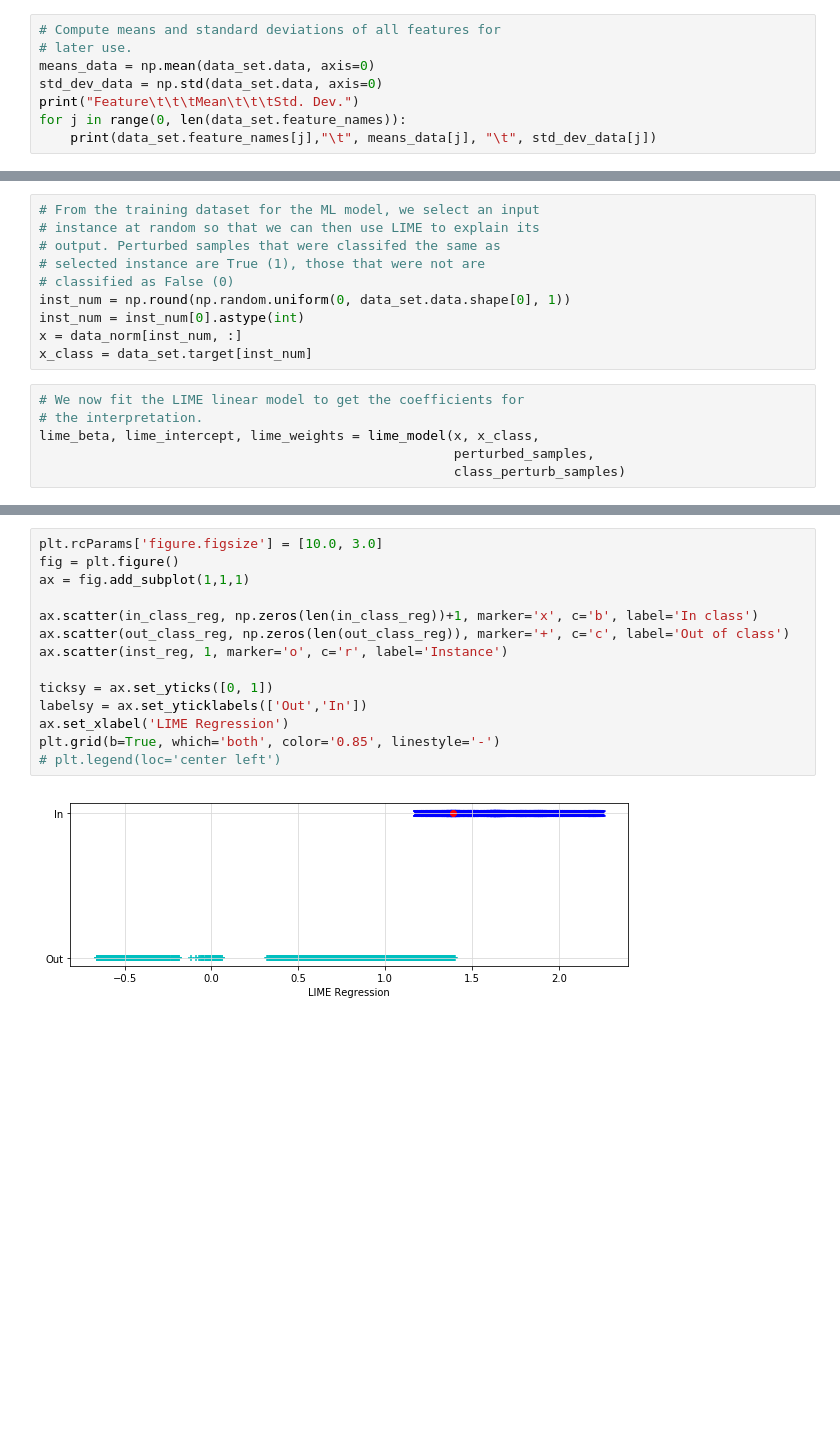
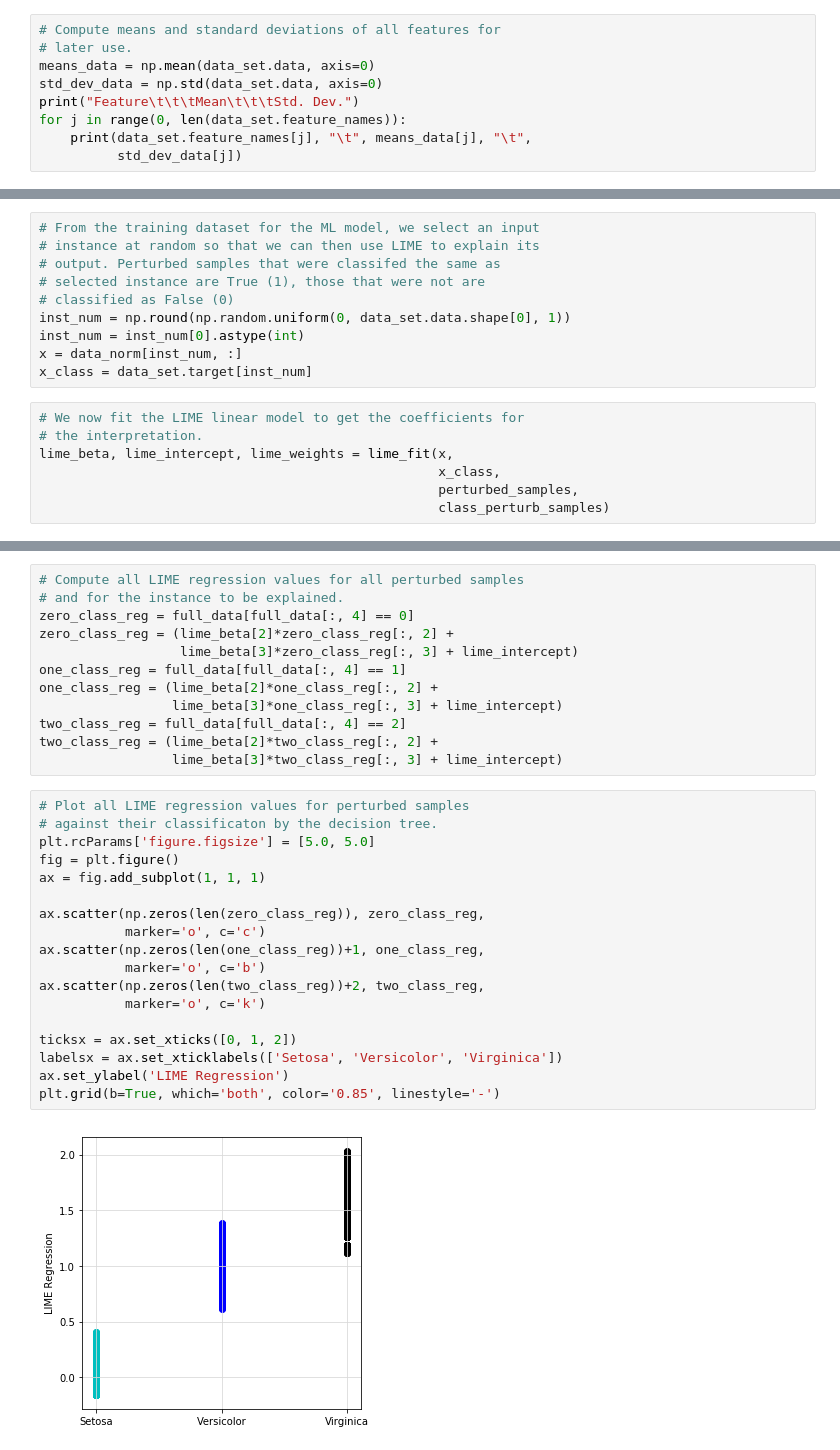
Before and after one commit to PKing70/LIMEaid, a Jupyter notebook: our_LIME_code/LIME_PoC.ipynb, the cells around one changed output, grey strips where cells are left out. Drawn from its saved outputs; the diff is of its cells as text; blank space fills up the shorter version.

```diff
--- a/our_LIME_code/LIME_PoC.ipynb
+++ b/our_LIME_code/LIME_PoC.ipynb
@@ -33,7 +25,8 @@ means_data = np.mean(data_set.data, axis=0)
 std_dev_data = np.std(data_set.data, axis=0)
 print("Feature\t\t\tMean\t\t\tStd. Dev.")
 for j in range(0, len(data_set.feature_names)):
-    print(data_set.feature_names[j],"\t", means_data[j], "\t", std_dev_data[j])
+    print(data_set.feature_names[j], "\t", means_data[j], "\t",
+          std_dev_data[j])
 # %% [output]
 Feature                 Mean                    Std. Dev.
 sepal length (cm)        5.843333333333335       0.8253012917851409
@@ -267,7 +266,8 @@ x_class = data_set.target[inst_num]
 # %%
 # We now fit the LIME linear model to get the coefficients for
 # the interpretation.
-lime_beta, lime_intercept, lime_weights = lime_model(x, x_class,
-                                                     perturbed_samples,
-                                                     class_perturb_samples)
+lime_beta, lime_intercept, lime_weights = lime_fit(x,
+                                                   x_class,
+                                                   perturbed_samples,
+                                                   class_perturb_samples)
 # %%
@@ -327,16 +335,32 @@ inst_reg = lime_beta[2]*data_norm[inst_num, 2] + lime_beta[3]*data_norm[inst_num
+# %%
+# Compute all LIME regression values for all perturbed samples
+# and for the instance to be explained.
+zero_class_reg = full_data[full_data[:, 4] == 0]
+zero_class_reg = (lime_beta[2]*zero_class_reg[:, 2] +
+                  lime_beta[3]*zero_class_reg[:, 3] + lime_intercept)
+one_class_reg = full_data[full_data[:, 4] == 1]
+one_class_reg = (lime_beta[2]*one_class_reg[:, 2] +
+                 lime_beta[3]*one_class_reg[:, 3] + lime_intercept)
+two_class_reg = full_data[full_data[:, 4] == 2]
+two_class_reg = (lime_beta[2]*two_class_reg[:, 2] +
+                 lime_beta[3]*two_class_reg[:, 3] + lime_intercept)
 # %%
-plt.rcParams['figure.figsize'] = [10.0, 3.0]
+# Plot all LIME regression values for perturbed samples
+# against their classificaton by the decision tree.
+plt.rcParams['figure.figsize'] = [5.0, 5.0]
 fig = plt.figure()
-ax = fig.add_subplot(1,1,1)
+ax = fig.add_subplot(1, 1, 1)
 
-ax.scatter(in_class_reg, np.zeros(len(in_class_reg))+1, marker='x', c='b', label='In class')
-ax.scatter(out_class_reg, np.zeros(len(out_class_reg)), marker='+', c='c', label='Out of class')
-ax.scatter(inst_reg, 1, marker='o', c='r', label='Instance')
+ax.scatter(np.zeros(len(zero_class_reg)), zero_class_reg,
+           marker='o', c='c')
+ax.scatter(np.zeros(len(one_class_reg))+1, one_class_reg,
+           marker='o', c='b')
+ax.scatter(np.zeros(len(two_class_reg))+2, two_class_reg,
+           marker='o', c='k')
 
-ticksy = ax.set_yticks([0, 1])
-labelsy = ax.set_yticklabels(['Out','In'])
-ax.set_xlabel('LIME Regression')
+ticksx = ax.set_xticks([0, 1, 2])
+labelsx = ax.set_xticklabels(['Setosa', 'Versicolor', 'Virginica'])
+ax.set_ylabel('LIME Regression')
 plt.grid(b=True, which='both', color='0.85', linestyle='-')
-# plt.legend(loc='center left')
 # %% [output]
-[figure, old version]
+[figure, new version]
```
Also changed, not shown: parts of 9 cells of this notebook.
